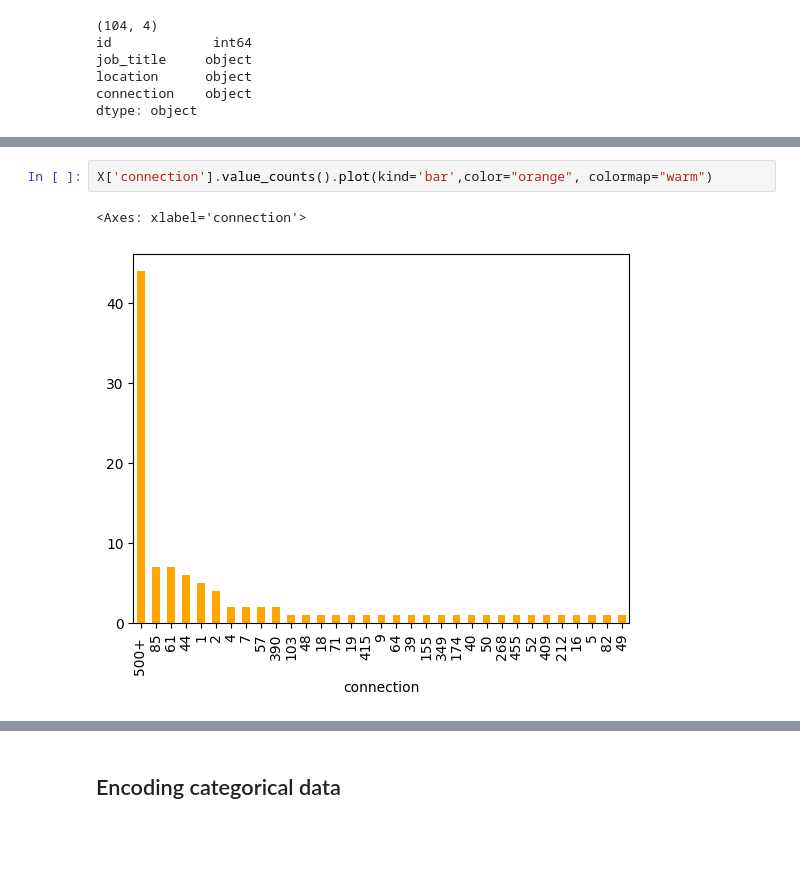
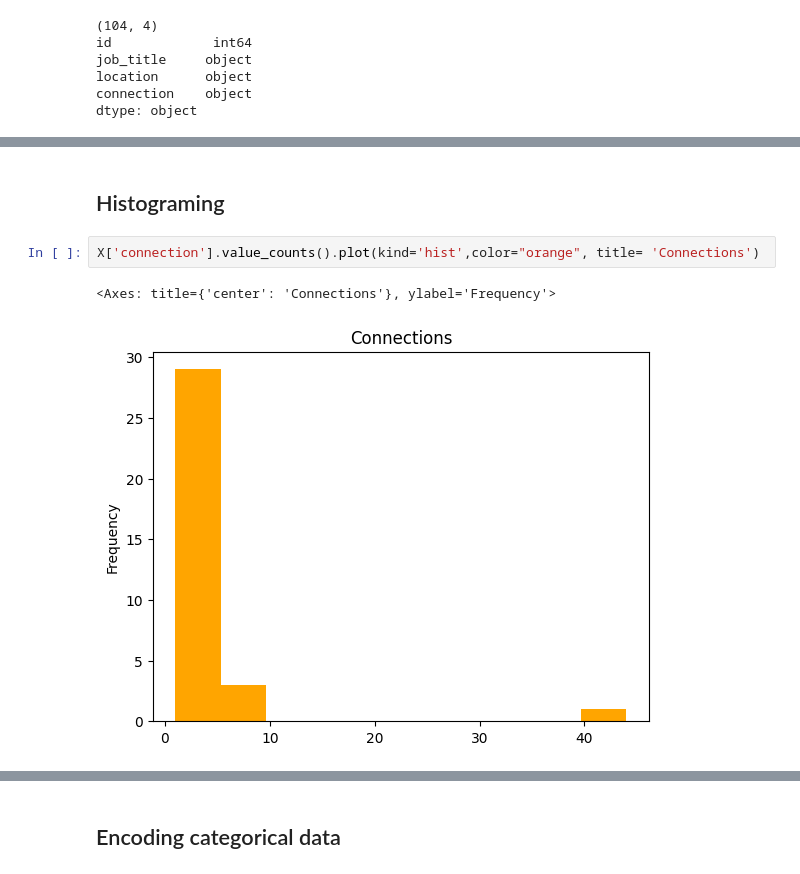
Before and after one commit to alyhussein86/UuDPKFJtzKKQUHG6, a Jupyter notebook: Potential_talents_P3.ipynb, the cells around one changed output, grey strips where cells are left out. Cells and saved outputs as stored; diff of their text form; blank space fills up the shorter version.

```diff
--- a/Potential_talents_P3.ipynb
+++ b/Potential_talents_P3.ipynb
@@ -69,6 +38,8 @@ Name: fit, Length: 104, dtype: float64
+# %% [markdown]
+## Histograming
 # %%
-X['connection'].value_counts().plot(kind='bar',color="orange", colormap="warm")
+X['connection'].value_counts().plot(kind='hist',color="orange", title= 'Connections')
 # %% [output]
-<Axes: xlabel='connection'>
+<Axes: title={'center': 'Connections'}, ylabel='Frequency'>
-[figure, old version]
+[figure, new version]
 # %%
```
Also changed, not shown: parts of 41 cells of this notebook.
